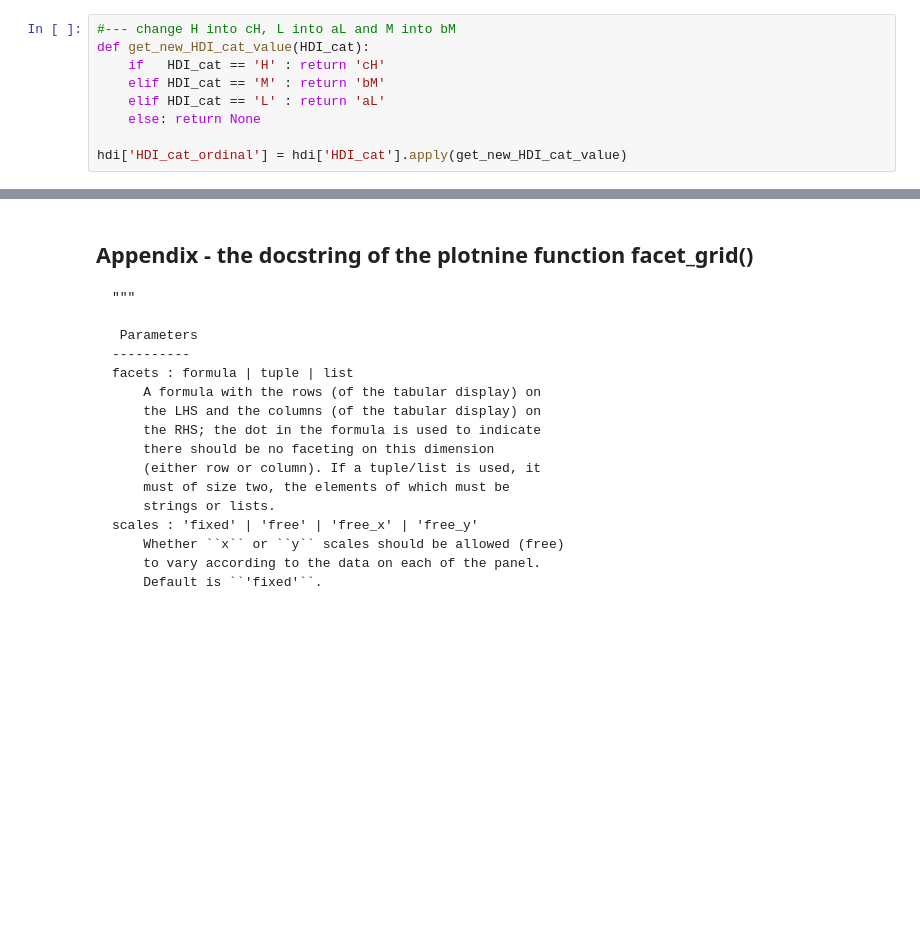
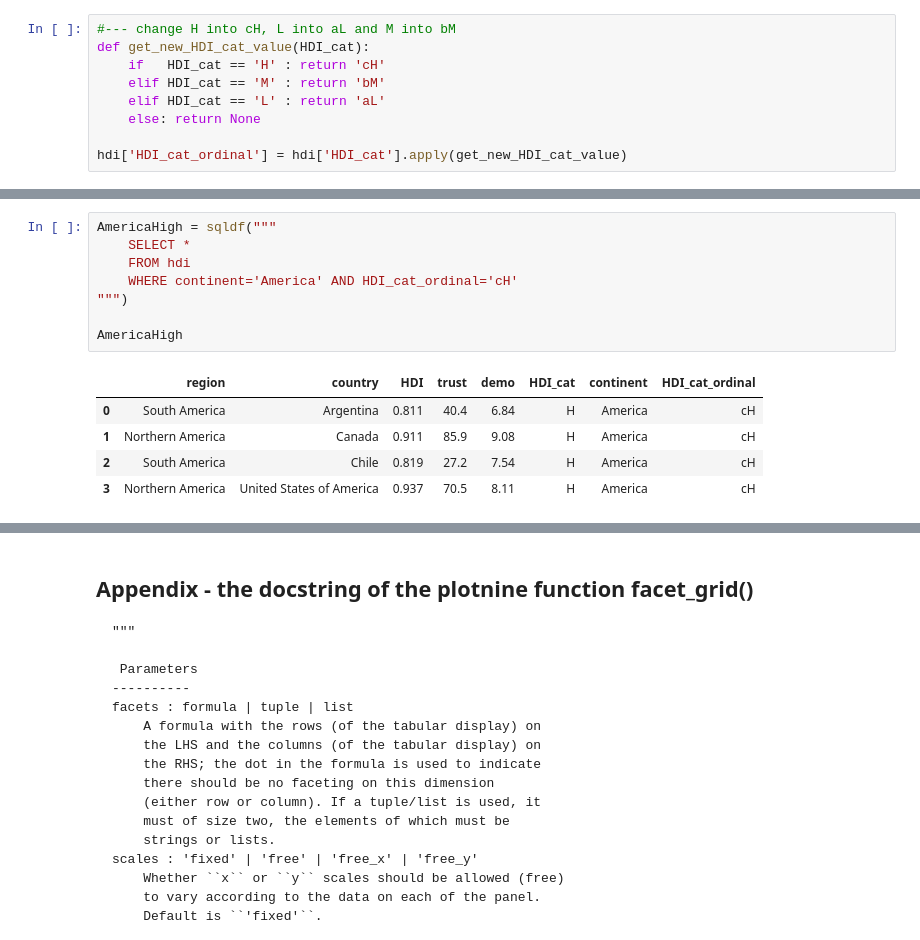
Before and after one commit to vilkoos/ggplot_cookbook, a Jupyter notebook: cookbook/610_facet_grid.ipynb, the cells around one changed output, grey strips where cells are left out. Cells and saved outputs as stored; diff of their text form; blank space fills up the shorter version.

```diff
--- a/cookbook/610_facet_grid.ipynb
+++ b/cookbook/610_facet_grid.ipynb
@@ -299,0 +316,14 @@ For more see the appendix below
+# %%
+AmericaHigh = sqldf("""
+    SELECT *
+    FROM hdi
+    WHERE continent='America' AND HDI_cat_ordinal='cH'
+""")
+
+AmericaHigh
+# %% [output]
+|  | region | country | HDI | trust | demo | HDI_cat | continent | HDI_cat_ordinal |
+| 0 | South America | Argentina | 0.811 | 40.4 | 6.84 | H | America | cH |
+| 1 | Northern America | Canada | 0.911 | 85.9 | 9.08 | H | America | cH |
+| 2 | South America | Chile | 0.819 | 27.2 | 7.54 | H | America | cH |
+| 3 | Northern America | United States of America | 0.937 | 70.5 | 8.11 | H | America | cH |
```
Also changed, not shown: parts of 39 cells of this notebook, 3 other files.
